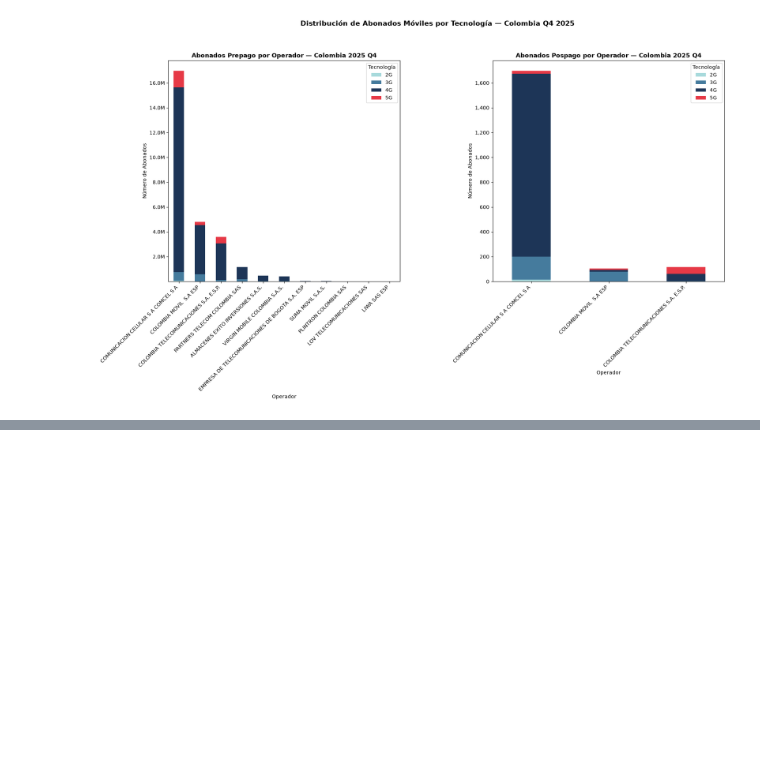
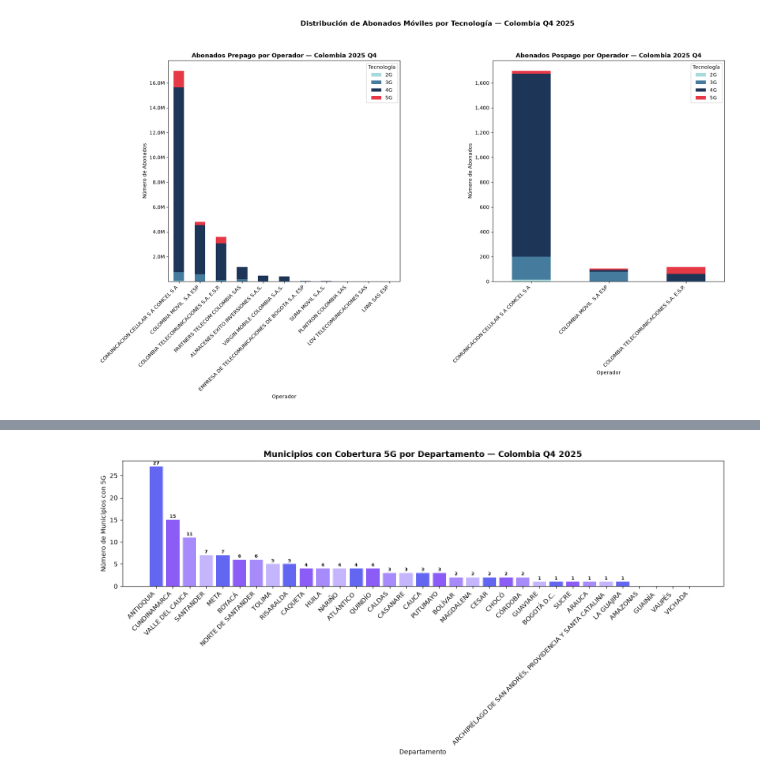
Before and after one commit to perezg1611/analisis_tic, a Jupyter notebook: notebooks/02_exploracion_y_analisis.ipynb, the cells around one changed output, grey strips where cells are left out. Cells and saved outputs as stored; diff of their text form; code cells hidden in the pictures; blank space fills up the shorter version.

```diff
--- a/notebooks/02_exploracion_y_analisis.ipynb
+++ b/notebooks/02_exploracion_y_analisis.ipynb
@@ -168,0 +447,33 @@ plt.show()
+# %%
+fig, ax = plt.subplots(figsize=(14, 7))
+
+colores_modernos = ["#6366F1", "#8B5CF6", "#A78BFA", "#C4B5FD"]
+colores_barras = [colores_modernos[i % len(colores_modernos)]
+                  for i in range(len(df_depto_sorted))]
+
+bars = ax.bar(df_depto_sorted["DEPARTAMENTO"],
+              df_depto_sorted["CON_5G"],
+              color=colores_barras)
+
+# Valor encima de cada barra
+for bar in bars:
+    valor = bar.get_height()
+    if valor > 0:
+        ax.text(bar.get_x() + bar.get_width() / 2,
+                valor + 0.2,
+                str(int(valor)),
+                ha="center", va="bottom", fontsize=7.5, fontweight="bold")
+
+ax.set_title("Municipios con Cobertura 5G por Departamento — Colombia Q4 2025",
+             fontsize=13, fontweight="bold")
+ax.set_xlabel("Departamento", fontsize=10)
+ax.set_ylabel("Número de Municipios con 5G", fontsize=10)
+ax.set_xticklabels(df_depto_sorted["DEPARTAMENTO"], rotation=45, ha="right")
+ax.tick_params(axis="x", rotation=45)
+
+plt.tight_layout()
+plt.savefig("../dashboard/capturas/cobertura_5G_por_departamento.png",
+            dpi=150, bbox_inches="tight")
+plt.show()
+# %% [output]
+[figure, added]
```
Also changed, not shown: parts of 25 cells of this notebook, 4 other files.
